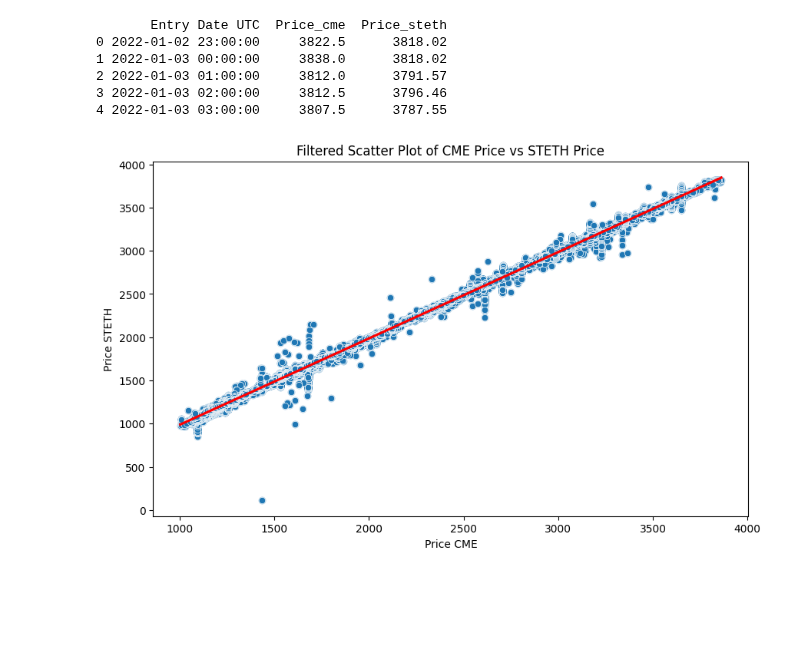
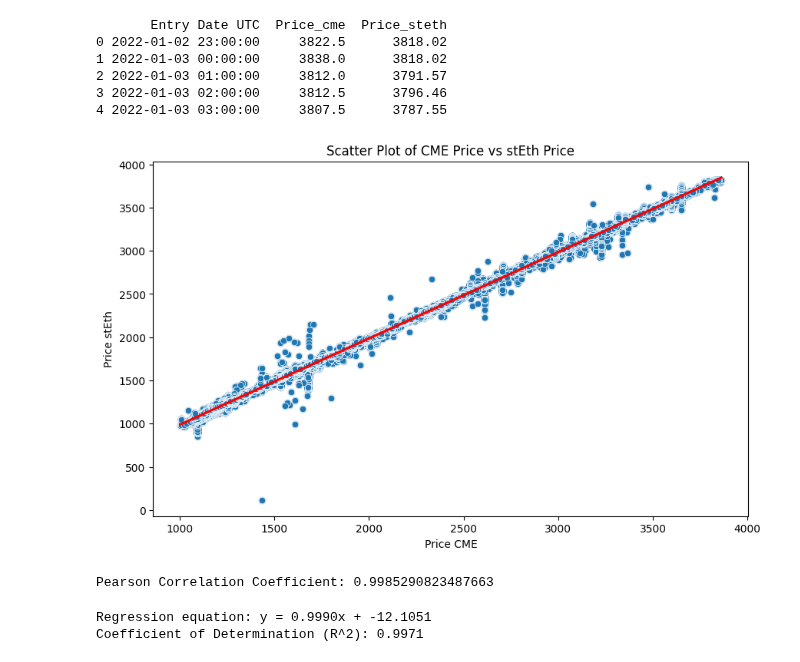
Before and after one commit to sjuanati/DataSciLabs, a Jupyter notebook: projects/cme/src/regression.ipynb, the cells around one changed output. Drawn from its saved outputs; the diff is of its cells as text; code cells hidden in the pictures; blank space fills up the shorter version.

Commit message:
added regression equation + residual plot + person coeff

```diff
--- a/projects/cme/src/regression.ipynb
+++ b/projects/cme/src/regression.ipynb
@@ -20,27 +20,52 @@ print(dataset.head())
 3 2022-01-03 02:00:00     3812.5      3796.46
 4 2022-01-03 03:00:00     3807.5      3787.55
 # %%
-import pandas as pd
 import seaborn as sns
 import matplotlib.pyplot as plt
 
 # Calculate the 99th percentile
 upper_limit = dataset['Price_steth'].quantile(0.99)
 
 # Filter the dataset to remove extreme outliers
 filtered_dataset = dataset[dataset['Price_steth'] <= upper_limit]
 
 # Set the size of the plot
 plt.figure(figsize=(10, 6))  # Width and height in inches
 
 # Add regression line
 sns.regplot(x='Price_cme', y='Price_steth', data=filtered_dataset, scatter_kws={'alpha':0.5}, line_kws={"color": "red"})
 
 # Plotting the dataset
 sns.scatterplot(x='Price_cme', y='Price_steth', data=filtered_dataset)
-plt.title('Filtered Scatter Plot of CME Price vs STETH Price')
+plt.title('Scatter Plot of CME Price vs stEth Price')
 plt.xlabel('Price CME')
-plt.ylabel('Price STETH')
+plt.ylabel('Price stEth')
 plt.show()
 # %% [output]
-[figure, old version]
+[figure, new version]
+# %%
+# Calculate the Pearson correlation coefficient
+correlation_coefficient = filtered_dataset['Price_cme'].corr(filtered_dataset['Price_steth'])
+print("Pearson Correlation Coefficient:", correlation_coefficient)
+# %% [output]
+Pearson Correlation Coefficient: 0.9985290823487663
+# %%
+''' R2: the model explains 99.71% of the variance in the Price_steth based on the variance in Price_cme'''
+
+from sklearn.linear_model import LinearRegression
+import numpy as np
+
+# Setting up the regression model
+model = LinearRegression()
+model.fit(filtered_dataset[['Price_cme']], filtered_dataset['Price_steth'])
+
+# Getting the regression coefficients
+intercept = model.intercept_
+slope = model.coef_[0]
+
+# Printing the results
+print(f"Regression equation: y = {slope:.4f}x + {intercept:.4f}")
+print(f"Coefficient of Determination (R^2): {model.score(filtered_dataset[['Price_cme']], filtered_dataset['Price_steth']):.4f}")
+# %% [output]
+Regression equation: y = 0.9990x + -12.1051
+Coefficient of Determination (R^2): 0.9971
```
Also changed, not shown: parts of 1 cell of this notebook.
